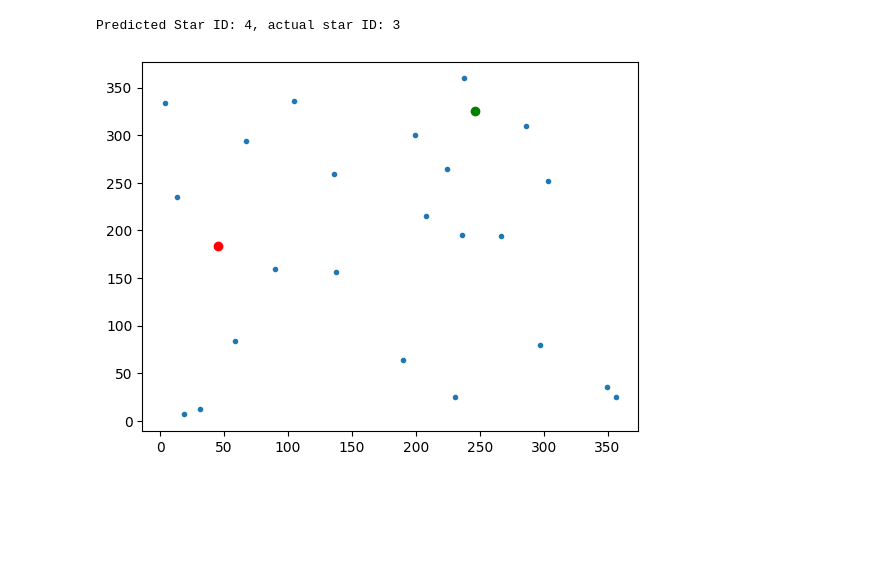
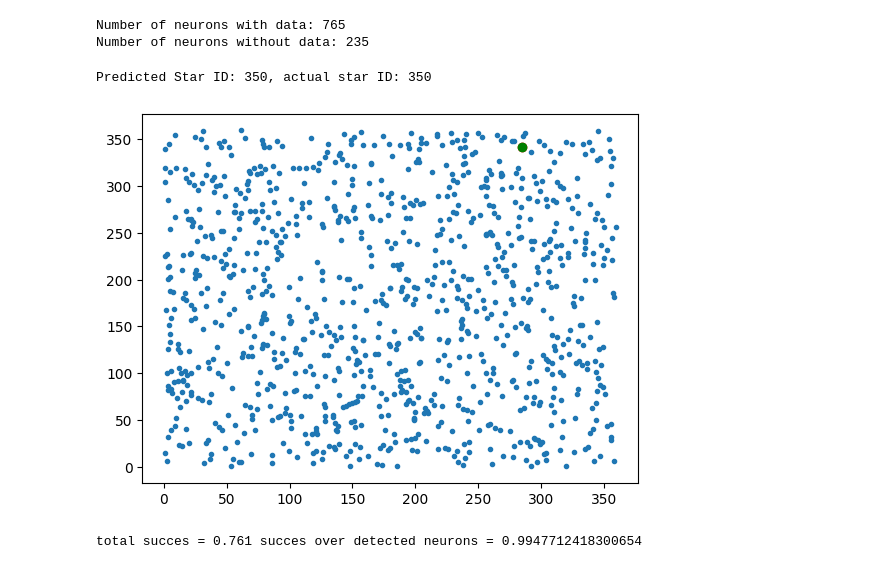
Before and after one commit to I-Zuniga/Event_Star_tracker, a Jupyter notebook: src/test.ipynb, the cells around one changed output. Saved outputs shown, nothing was run; the diff lists cells and outputs as text; code cells hidden in the pictures; blank space fills up the shorter version.

```diff
--- a/src/test.ipynb
+++ b/src/test.ipynb
@@ -3,8 +3,8 @@ import numpy as np
 import matplotlib.pyplot as plt
 from minisom import MiniSom
 # %%
-#  Create a set of 25*25 random stars in range [360,360]
-n_stars = 25
+#  Create a set of random stars in range [360,360]
+n_stars = 1000
 
 # Create the set of points
 x = np.random.uniform(0, 360, n_stars)
@@ -104,26 +150,58 @@ som.train_random(data=star_features_normalized, num_iteration=100000, verbose= T
+# %%
+# Check that neurons correspond to a star, the rest of the neurons don't have any star ID set,
+#  this also imply that there are some neurons with more than one star parameters stored
+# TODO: Optimice this number via features selection,hp tuning, or other
+print("Number of neurons with data:", len(star_ids))
+
+# Another dict for map neurons to star (just to check), same as star_ids but created from som.winner rather than som.winner_map
+star_dict = {}
+for i in range(len(star_features_normalized)):
+    star_dict[som.winner(star_features_normalized[i])] = i+1
+
+print("Number of neurons without data:", len(star_features_normalized)-len(star_dict))
+# %% [output]
+Number of neurons with data: 765
+Number of neurons without data: 235
 # %%
-
-# Create a dictionary to store the star ID for each grid position
-star_ids = {tuple(map(int, pos)): star_id for pos, star_id in zip(som.win_map(star_features_normalized), range(1, len(star_features_normalized) + 1))}
-
 # Define a function to predict the star ID for a given feature vector
-def predict_star_id(feature_vector):
+def predict_star_id(feature_vector, dictionary):
     normalized_feature = (feature_vector - star_features.min(axis=0)) / (star_features.max(axis=0) - star_features.min(axis=0))
     winner = som.winner(normalized_feature)
-    return star_ids[tuple(map(int, winner))]
+    if winner in dictionary:
+        return dictionary[winner]
+    else:
+        return 0
+# Test the prediction for a sample feature vector
+random_id = np.random.randint(1,features_vec.shape[0])
+sample_feature_vector = features_vec[random_id-1]
 
-# Test the prediction for a sample feature vector
-random_id = np.random.randint(0,25)
-sample_feature_vector = features_vec[random_id]
-predicted_star_id = predict_star_id(sample_feature_vector)
+random_noise = np.random.normal(loc=0, scale=1.0, size=features_vec.shape[1])
+sample_feature_vector = sample_feature_vector - random_noise
+
+predicted_star_id = predict_star_id(sample_feature_vector,star_dict)
+
 print(f"Predicted Star ID: {predicted_star_id}, actual star ID: {random_id}")
-
 
 plt.figure()
 plt.plot(x,y,'.')
 plt.plot(stars_data[predicted_star_id][0],stars_data[predicted_star_id][1],'or')
 plt.plot(stars_data[random_id][0],stars_data[random_id][1],'og')
 plt.show()
 # %% [output]
-Predicted Star ID: 4, actual star ID: 3
+Predicted Star ID: 350, actual star ID: 350
-[figure, old version]
+[figure, new version]
+# %%
+cont = 0
+for i in range(features_vec.shape[0]):
+    sample_feature_vector = features_vec[i]
+
+    # Itroduce noise in the features vector to check the response of the SOM
+    random_noise = np.random.normal(loc=0, scale=1.0, size=features_vec.shape[1])
+    sample_feature_vector = sample_feature_vector - random_noise
+
+    predicted_star_id = predict_star_id(sample_feature_vector,star_dict)
+    if predicted_star_id == i +1:
+        cont = cont + 1
+print("total succes =",  cont / features_vec.shape[0],", succes over detected neurons =",  cont / len(star_ids))
+# %% [output]
+total succes = 0.761 succes over detected neurons = 0.9947712418300654
```
Also changed, not shown: parts of 5 cells of this notebook.
